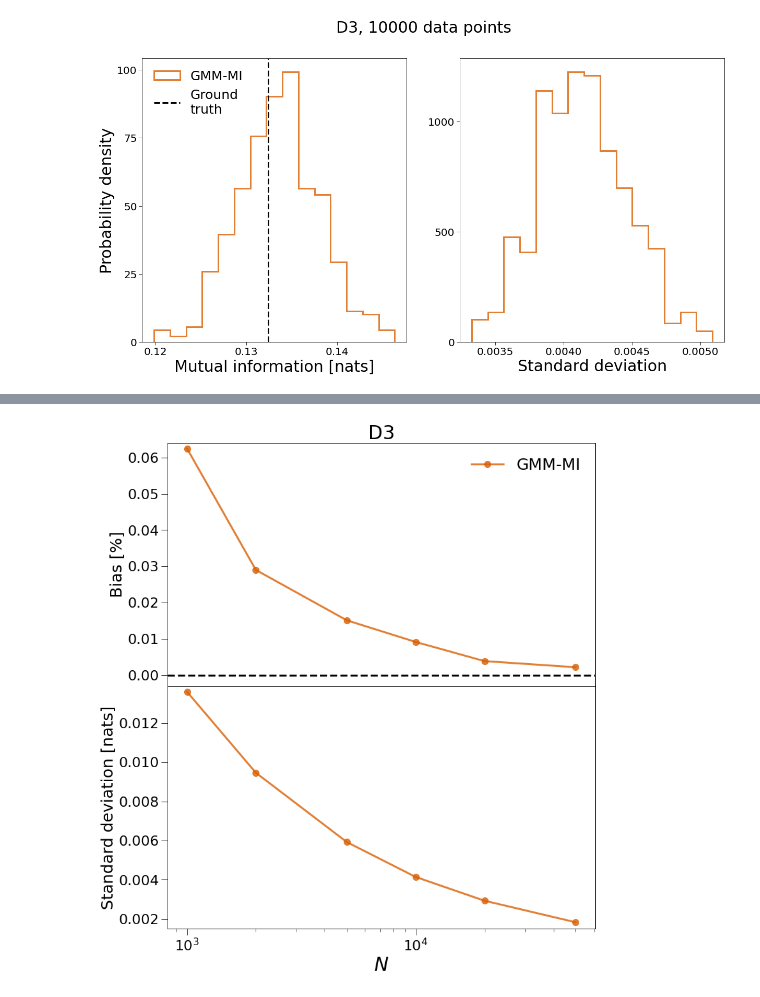
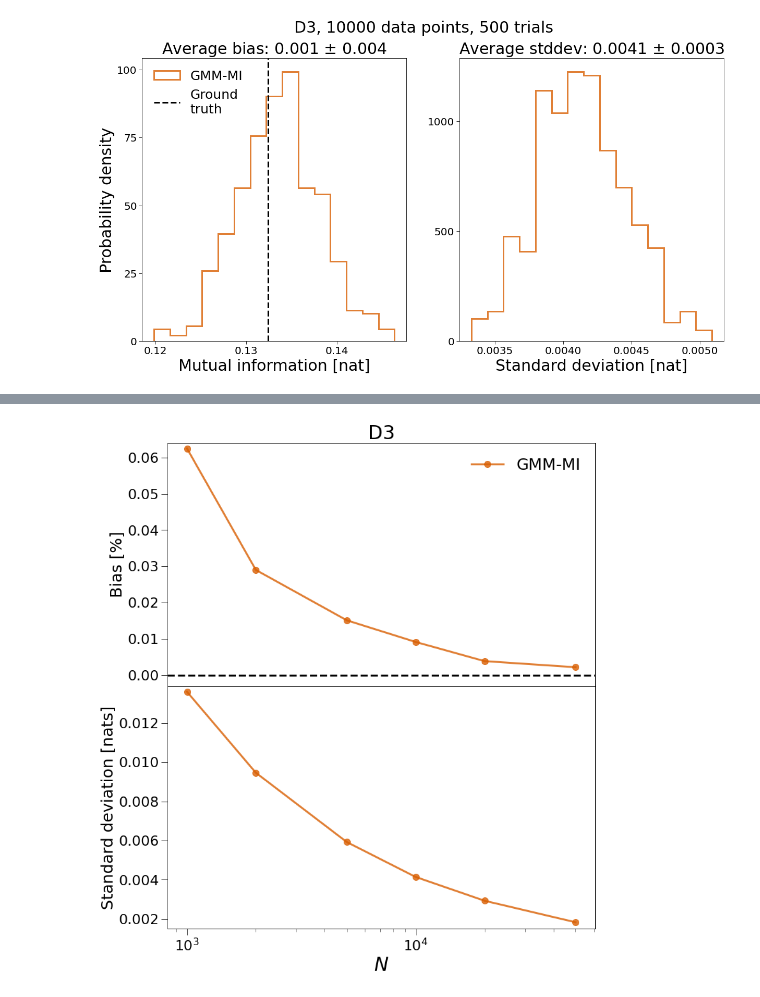
Before and after one commit to dpiras/GMM-MI, a Jupyter notebook: notebooks/synthetic_GMMs/trends.ipynb, the cells around one changed output, grey strips where cells are left out. Drawn from its saved outputs; the diff is of its cells as text; code cells hidden in the pictures.

```diff
--- a/notebooks/synthetic_GMMs/trends.ipynb
+++ b/notebooks/synthetic_GMMs/trends.ipynb
@@ -4,32 +4,36 @@ import matplotlib.pyplot as plt
 # %%
 alpha=0.8
 bins=15
 fontsize=30
 N=10000
 nbins=5
 label = 'D3'
 analytic = np.load(f'./MI_synthetic_datasets/MI_{label}.npy')
 MI_file = np.load(f'./results/MI_{label}_501_{N}.npy')
 color = '#d95f02'
 
 fig, (ax1, ax2) = plt.subplots(1, 2, figsize=(20, 10))
 ax1.hist(MI_file[:, 0], alpha=alpha, bins=bins,
          label='GMM-MI', color=color, density='True',
          histtype='step', lw=3)
 ax1.axvline(analytic, linewidth=3, c='k', linestyle='--', label='Ground\ntruth')
 ax1.tick_params(axis='both', which='major', labelsize=20, size=6)
-ax1.set_xlabel('Mutual information [nats]', fontsize=fontsize)
+ax1.set_xlabel('Mutual information [nat]', fontsize=fontsize)
 ax1.set_ylabel('Probability density', fontsize=fontsize)
 ax1.locator_params(nbins=nbins)
 ax1.legend(fontsize=25, frameon=False, loc='upper left')
+ax1.set_title(f'Average bias: {np.mean(MI_file[:, 0]-analytic):.3f} $\pm$ {np.std(MI_file[:, 0]-analytic):.3f}',
+              fontsize=30)
 
 ax2.hist(MI_file[:, 1], alpha=alpha, bins=bins,
          label='GMM-MI', color=color, density='True',
          histtype='step', lw=3)
 ax2.tick_params(axis='both', which='major', labelsize=20, size=6)
-ax2.set_xlabel('Standard deviation', fontsize=fontsize)
+ax2.set_xlabel('Standard deviation [nat]', fontsize=fontsize)
 ax2.locator_params(nbins=nbins)
+ax2.set_title(f'Average stddev: {np.mean(MI_file[:, 1]):.4f} $\pm$ {np.std(MI_file[:, 1]):.4f}',
+              fontsize=30)
 
-plt.suptitle(f'{label}, {N} data points', fontsize=fontsize);
+plt.suptitle(f'{label}, {N} data points, 500 trials', fontsize=fontsize);
 # %% [output]
-[figure, old version]
+[figure, new version]
```
Also changed, not shown: parts of 11 cells of this notebook, 13 other files.
